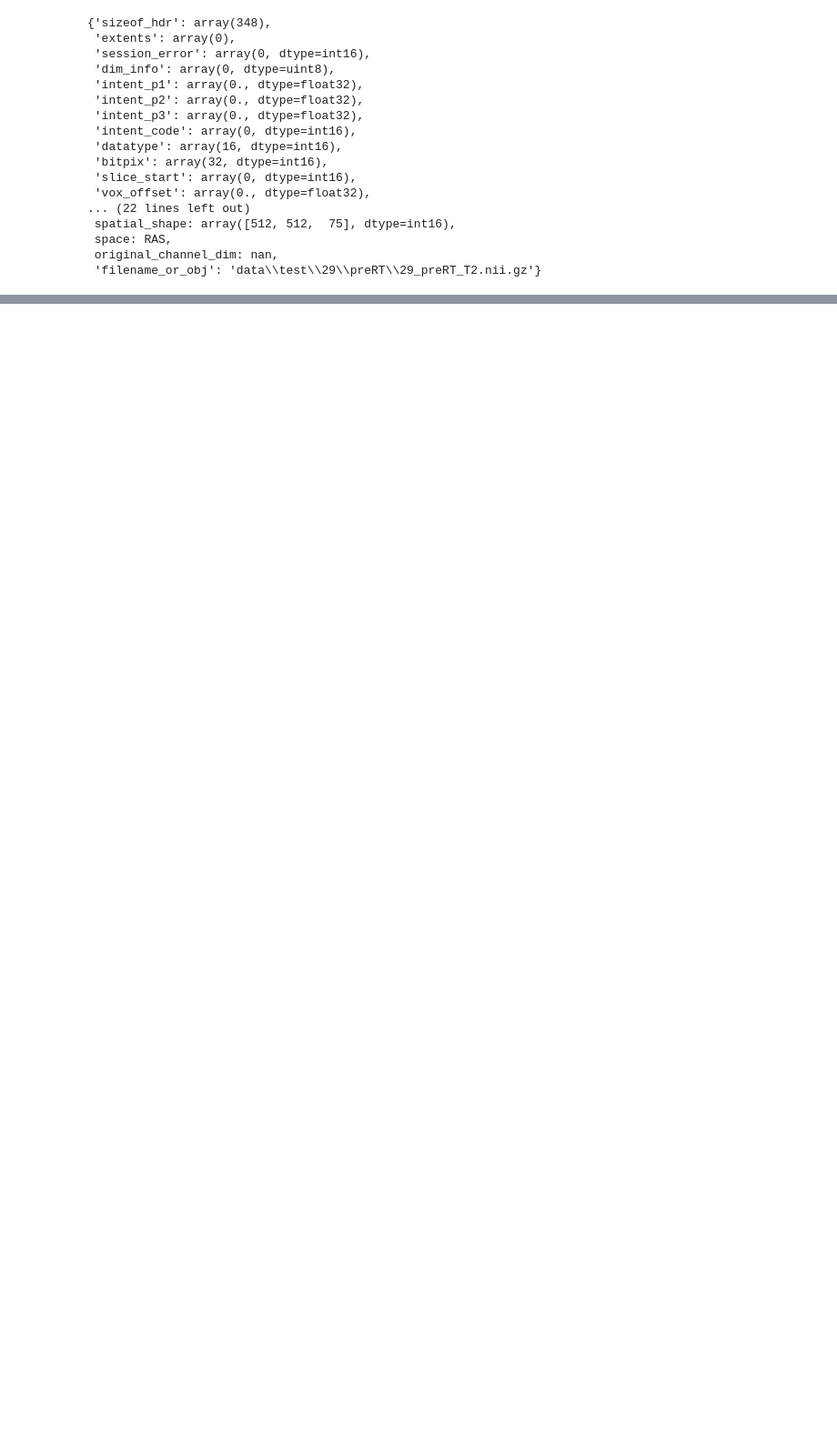
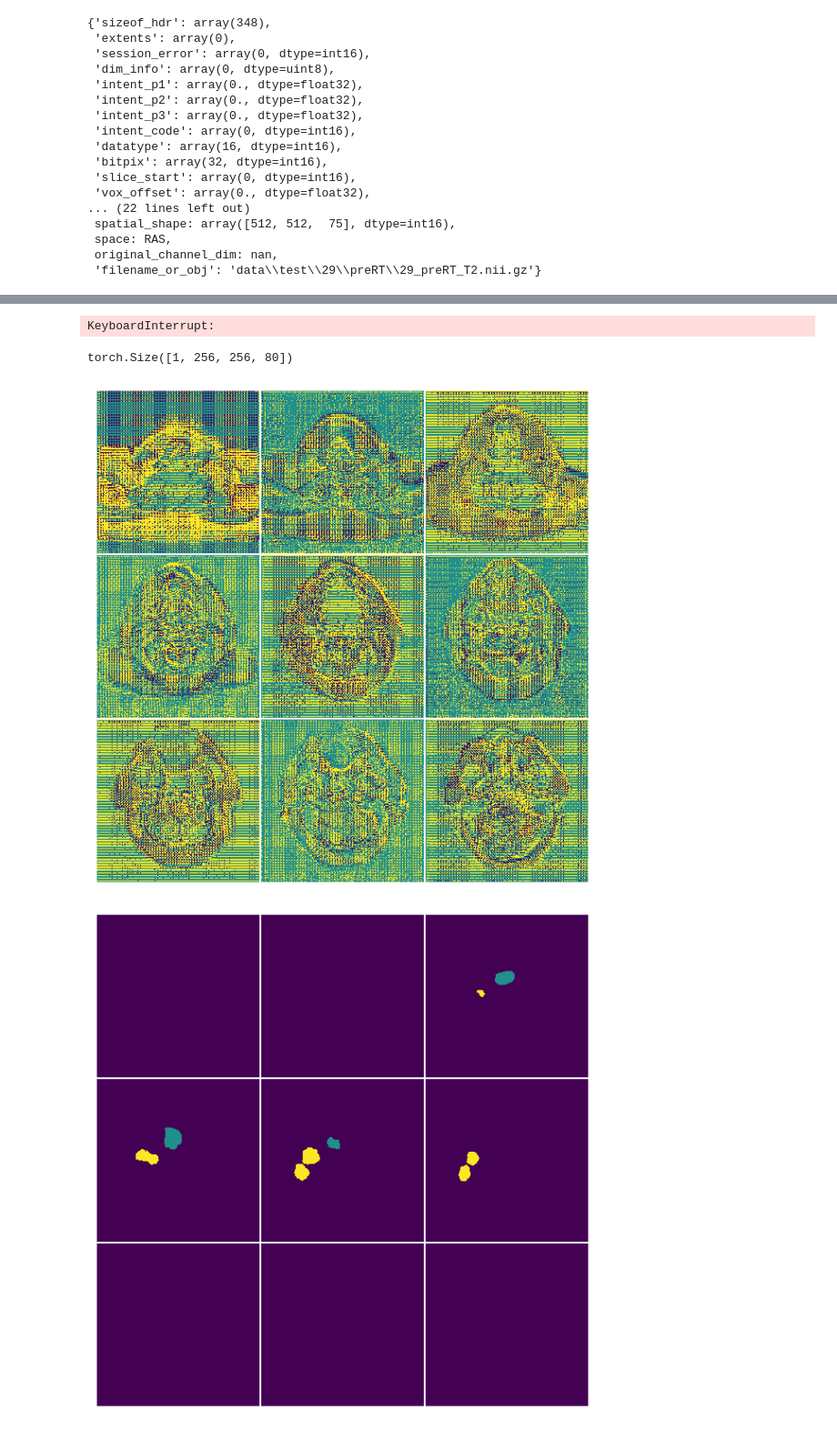
Before and after one commit to andreas122001/tumor-segmentation, a Jupyter notebook: test.ipynb, the cells around one changed output, grey strips where cells are left out. Shown at 91% size. Cells and saved outputs as stored; diff of their text form; code cells hidden in the pictures; blank space fills up the shorter version.

```diff
--- a/test.ipynb
+++ b/test.ipynb
@@ -250,8 +173,8 @@ torch.Size([1, 256, 256, 80])
 model = monai.networks.nets.UNet(
     spatial_dims=3,
     in_channels=1,
-    out_channels=1,
-    channels=(32, 256, 256, 60),
+    out_channels=3,
+    channels=(32, 64, 64, 128),
     strides=(2, 2, 2),
     num_res_units=2,
 ).to(device)
@@ -259,7 +182,8 @@ model = monai.networks.nets.UNet(
 from monai.data import DataLoader
 from tqdm import tqdm
 from monai.data import create_test_image_3d, list_data_collate, pad_list_data_collate
+batch_size = 2
 
-loader = DataLoader(dataset, batch_size=1)
-sample = next(iter(loader))['image']
-sample.shape
+loader = DataLoader(dataset, batch_size=batch_size)
+e = 0
+losses = []
@@ -268,17 +190,25 @@ torch.Size([1, 1, 256, 256, 80])
 # %%
 # Training loop
 import monai.optimizers
+import time
 
-epochs = 1
-optimizer = torch.optim.Adam(model.parameters(), 1e-3)
-loss_function = monai.losses.DiceLoss(sigmoid=True)
-
-for e in tqdm(range(epochs), position=0, desc="Epoch", disable=True):
+epochs = 30
+optimizer = torch.optim.Adam(model.parameters(), 1e-4)
+loss_function = monai.losses.DiceCELoss(include_background=False, softmax=True, to_onehot_y=True)
+lr_scheduler = torch.optim.lr_scheduler.CosineAnnealingLR(optimizer, T_max=epochs)
+for e in range(e, epochs + e):
+    print(f"Epoch: {e}")
+    time.sleep(0.1)
     model.train()
-    for batch in tqdm(loader, position=1, desc="Training step"):
-        inputs, labels = batch['image'], batch['mask']
+    for batch in tqdm(loader, desc="Training step"):
+        inputs, labels = batch['image'].to(device), batch['mask'].to(device)
         optimizer.zero_grad()
         preds = model(inputs)
         loss = loss_function(preds, labels)
         loss.backward()
         optimizer.step()
+
+        losses.append(loss.item())
+    lr_scheduler.step()
+    print(f"Loss: {np.mean(losses[-130:])}")
+e += 1
@@ -294,0 +228,33 @@ plt.show()
+# %%
+from monai.metrics import DiceMetric
+
+dice_metric = DiceMetric(include_background=False, reduction="mean", num_classes=3)
+
+test_loader = DataLoader(test_dataset, batch_size=1)
+for batch in tqdm(test_loader, desc="Testing steps"):
+    inputs, labels = batch['image'], batch['mask']
+
+    logits = model(inputs)
+    preds = logits#.softmax(1).argmax(1)
+
+    dice_metric(y_pred=preds, y=labels)
+
+dice_score = dice_metric.aggregate().item()
+print(f"Dice score: {dice_score:.3f}")
+dice_metric.reset()
+# %% [output]
+KeyboardInterrupt:
+# %%
+pred = model(test_dataset[0]['image'].unsqueeze(0))
+pred.softmax(1).argmax(1).shape
+# %% [output]
+torch.Size([1, 256, 256, 80])
+# %%
+sample = test_dataset[15]
+pred = model(sample['image'].unsqueeze(0))
+pred = pred.softmax(1).argmax(1)
+monai.visualize.matshow3d(monai.transforms.Orientation("SPL")(pred), every_n=9, figsize=(6,6))
+monai.visualize.matshow3d(monai.transforms.Orientation("SPL")(sample['mask']), every_n=9, figsize=(6,6));
+# %% [output]
+[figure, added]
+[figure, added]
```
Also changed, not shown: parts of 20 cells of this notebook, 3 other files.
